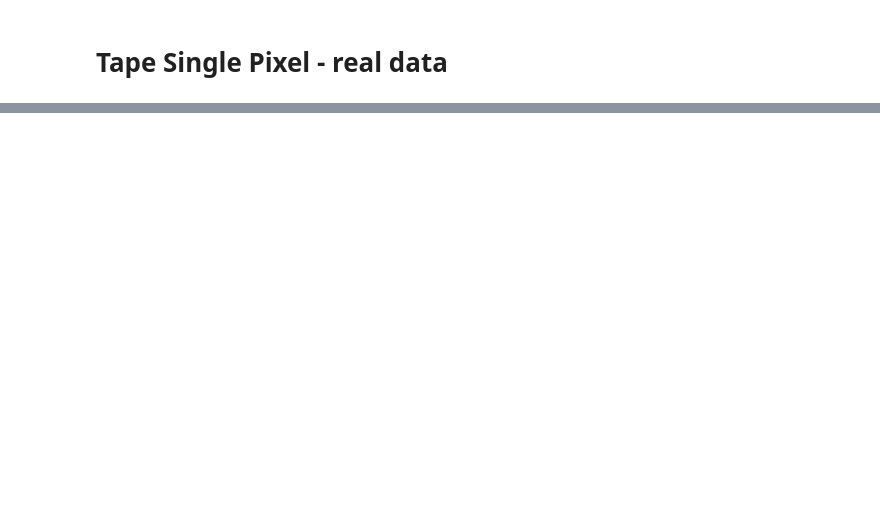
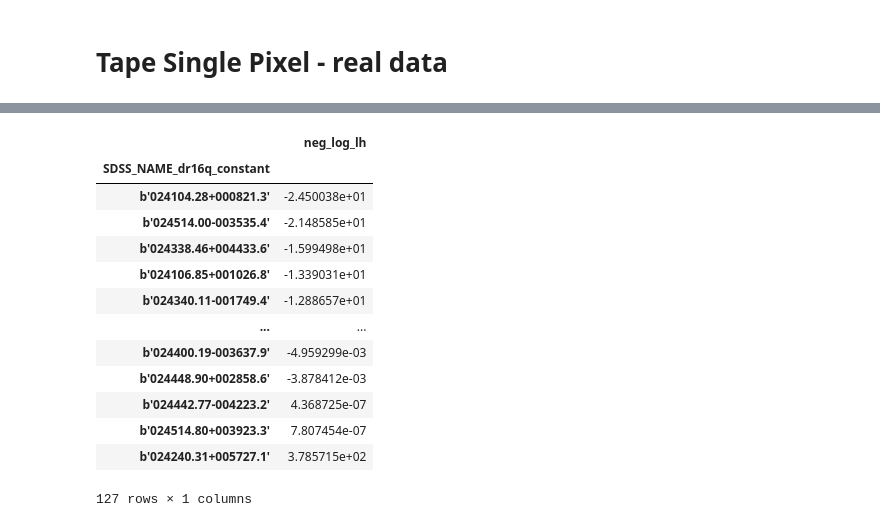
Before and after one commit to lincc-frameworks/notebooks_lf, a Jupyter notebook: PeriodDrw/Analyze.ipynb, the cells around one changed output, grey strips where cells are left out. Cells and saved outputs as stored; diff of their text form; code cells hidden in the pictures; blank space fills up the shorter version.

```diff
--- a/PeriodDrw/Analyze.ipynb
+++ b/PeriodDrw/Analyze.ipynb
@@ -136,0 +151,17 @@ df
+# %%
+greatest_improvement(celerite_run, celerite_run_drw)
+# %% [output]
+|  | neg_log_lh |
+| SDSS_NAME_dr16q_constant |  |
+| b'024104.28+000821.3' | -2.450038e+01 |
+| b'024514.00-003535.4' | -2.148585e+01 |
+| b'024338.46+004433.6' | -1.599498e+01 |
+| b'024106.85+001026.8' | -1.339031e+01 |
+| b'024340.11-001749.4' | -1.288657e+01 |
+| ... | ... |
+| b'024400.19-003637.9' | -4.959299e-03 |
+| b'024448.90+002858.6' | -3.878412e-03 |
+| b'024442.77-004223.2' | 4.368725e-07 |
+| b'024514.80+003923.3' | 7.807454e-07 |
+| b'024240.31+005727.1' | 3.785715e+02 |
+127 rows × 1 columns
```
Also changed, not shown: parts of 8 cells of this notebook, 2 other files.
